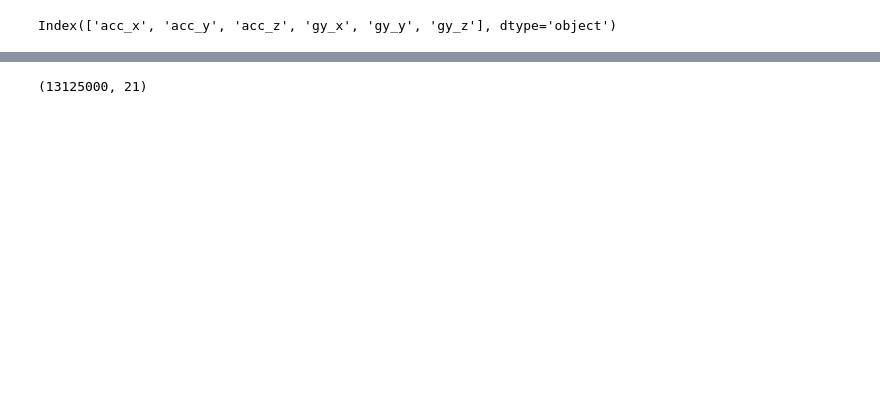
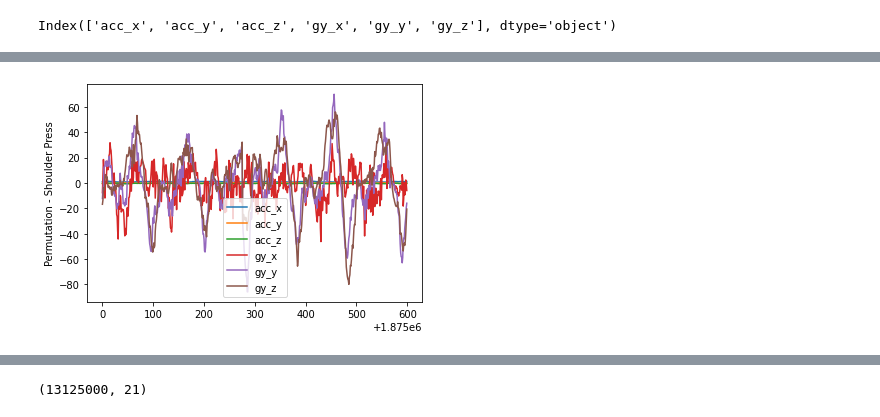
Before and after one commit to iDolphin99/dacon-pose-clf-kw, a Jupyter notebook: cnn1d_lstm_stacking.ipynb, the cells around one changed output, grey strips where cells are left out. Cells and saved outputs as stored; diff of their text form; code cells hidden in the pictures; blank space fills up the shorter version.

```diff
--- a/cnn1d_lstm_stacking.ipynb
+++ b/cnn1d_lstm_stacking.ipynb
@@ -169,0 +216,7 @@ train
+# %%
+ex1=train[train['id']==n_id+3125]
+ex1.iloc[:,1:].plot()
+plt.ylabel('Permutation - Shoulder Press')
+plt.show() # peak를 찍던 왼쪽에 높은 부분이 오르쪽에 가 있는 것을 확인할 수 있다
+# %% [output]
+[figure, added]
```
Also changed, not shown: parts of 9 cells of this notebook.
